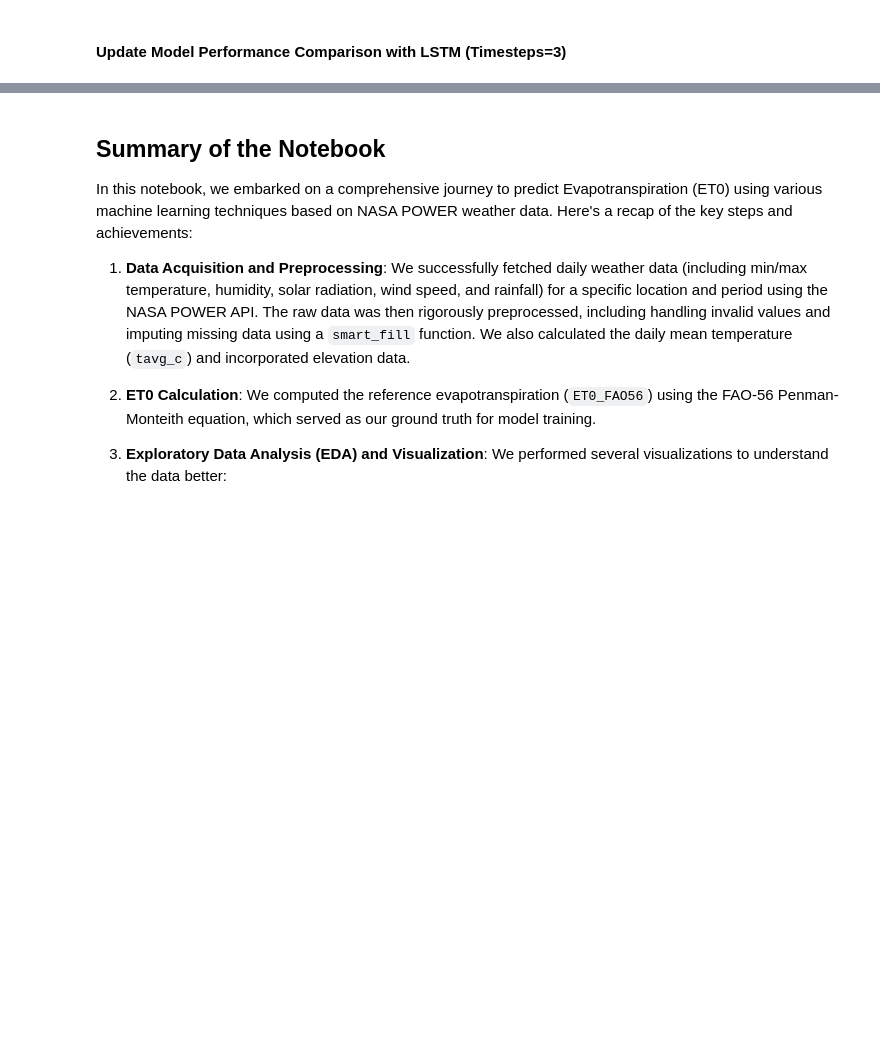
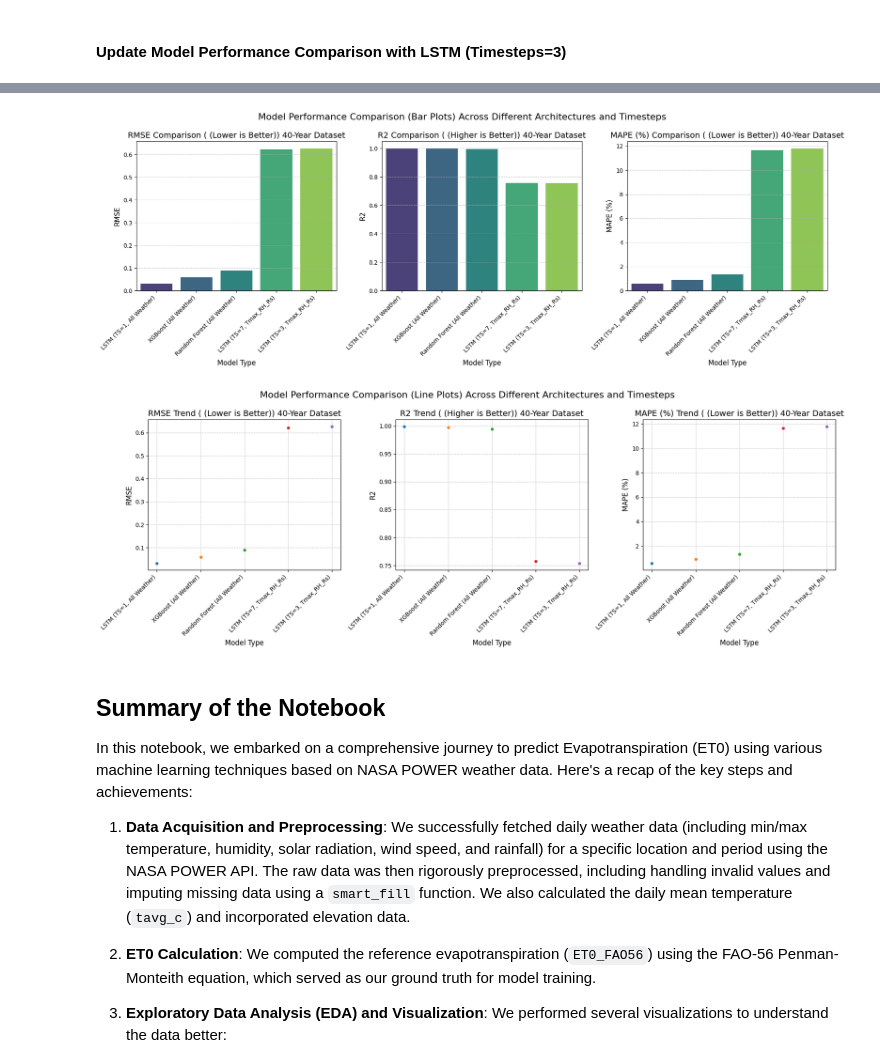
Before and after one commit to kenawnurum/myproject, a Jupyter notebook: MTP2.ipynb, the cells around one changed output, grey strips where cells are left out. Saved outputs shown, nothing was run; the diff lists cells and outputs as text; code cells hidden in the pictures; blank space fills up the shorter version.

```diff
--- a/MTP2.ipynb
+++ b/MTP2.ipynb
@@ -2118,3 +2297,76 @@ Ensemble       0.0413  0.9989    0.6142
+# %%
+import matplotlib.pyplot as plt
+import seaborn as sns
+import pandas as pd
+
+# Assuming final_comparison_df is available from previous execution
+# Filter for relevant models and feature sets
+
+# Define the feature set to use for comparison
+# For RF, XGBoost, and LSTM (TS=1), we'll use 'All_Weather_Params'
+# For LSTM (TS=3) and LSTM (TS=7), we'll use 'Tmax_RH_Rs' (as used in previous LSTM cells with timesteps)
+
+comparison_data = final_comparison_df[
+    ((final_comparison_df['Model'] == 'Random Forest') & (final_comparison_df['Feature Set'] == 'All_Weather_Params')) |
+    ((final_comparison_df['Model'] == 'XGBoost') & (final_comparison_df['Feature Set'] == 'All_Weather_Params')) |
+    ((final_comparison_df['Model'] == 'LSTM (TS=1)') & (final_comparison_df['Feature Set'] == 'All_Weather_Params')) |
+    ((final_comparison_df['Model'] == 'LSTM (TS=3)') & (final_comparison_df['Feature Set'] == 'Tmax_RH_Rs')) |
+    ((final_comparison_df['Model'] == 'LSTM (TS=7)') & (final_comparison_df['Feature Set'] == 'Tmax_RH_Rs'))
+].copy()
+
+# Adjust model names for better plotting labels
+comparison_data.loc[comparison_data['Model'] == 'LSTM (TS=1)', 'Model'] = 'LSTM (TS=1, All Weather)'
+comparison_data.loc[comparison_data['Model'] == 'LSTM (TS=3)', 'Model'] = 'LSTM (TS=3, Tmax_RH_Rs)'
+comparison_data.loc[comparison_data['Model'] == 'LSTM (TS=7)', 'Model'] = 'LSTM (TS=7, Tmax_RH_Rs)'
+comparison_data.loc[comparison_data['Model'] == 'Random Forest', 'Model'] = 'Random Forest (All Weather)'
+comparison_data.loc[comparison_data['Model'] == 'XGBoost', 'Model'] = 'XGBoost (All Weather)'
+
+# Sort by RMSE for better visualization
+comparison_data = comparison_data.sort_values(by='RMSE', ascending=True)
+
+metrics = ['RMSE', 'R2', 'MAPE (%)']
+title_suffixes = {
+    'RMSE': ' (Lower is Better)',
+    'R2': ' (Higher is Better)',
+    'MAPE (%)': ' (Lower is Better)'
+}
+
+# --- Create Bar Plots ---
+plt.figure(figsize=(18, 6))
+for i, metric in enumerate(metrics):
+    plt.subplot(1, 3, i + 1)
+    sns.barplot(x='Model', y=metric, data=comparison_data, palette='viridis', hue='Model', legend=False)
+    plt.title(f'{metric} Comparison ({title_suffixes[metric]}) 40-Year Dataset', fontsize=14)
+    plt.xlabel('Model Type', fontsize=12)
+    plt.ylabel(metric, fontsize=12)
+    plt.xticks(rotation=45, ha='right', fontsize=10)
+    plt.yticks(fontsize=10)
+    plt.grid(axis='y', linestyle='--', alpha=0.7)
+
+plt.tight_layout()
+plt.suptitle('Model Performance Comparison (Bar Plots) Across Different Architectures and Timesteps', y=1.05, fontsize=16)
+plt.savefig('model_performance_comparison_bar_plots.png')
+plt.show()
+
+# --- Create Line Plots ---
+plt.figure(figsize=(18, 6))
+for i, metric in enumerate(metrics):
+    plt.subplot(1, 3, i + 1)
+    sns.lineplot(x='Model', y=metric, data=comparison_data, marker='o', hue='Model', legend=False)
+    plt.title(f'{metric} Trend ({title_suffixes[metric]}) 40-Year Dataset', fontsize=14)
+    plt.xlabel('Model Type', fontsize=12)
+    plt.ylabel(metric, fontsize=12)
+    plt.xticks(rotation=45, ha='right', fontsize=10)
+    plt.yticks(fontsize=10)
+    plt.grid(True, linestyle='--', alpha=0.7)
+
+plt.tight_layout()
+plt.suptitle('Model Performance Comparison (Line Plots) Across Different Architectures and Timesteps', y=1.05, fontsize=16)
+
+plt.show()
+# %% [output]
+[figure, added]
+[figure, added]
 # %% [markdown]
 ## Summary of the Notebook
 
```
Also changed, not shown: parts of 18 cells of this notebook.
